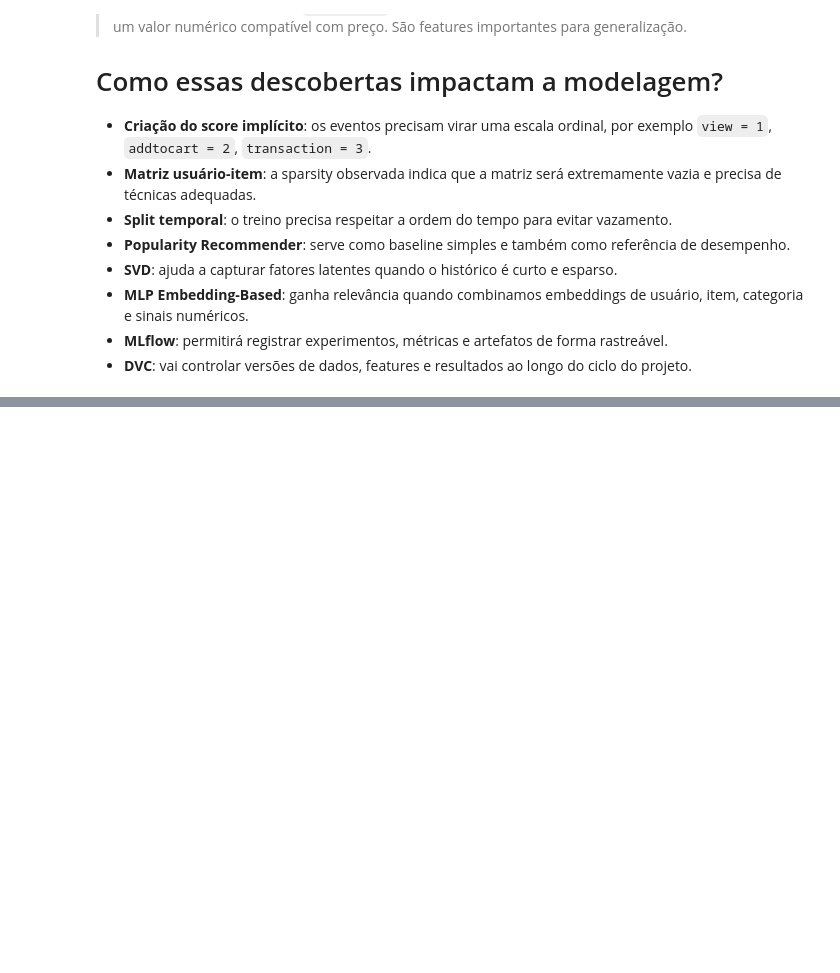
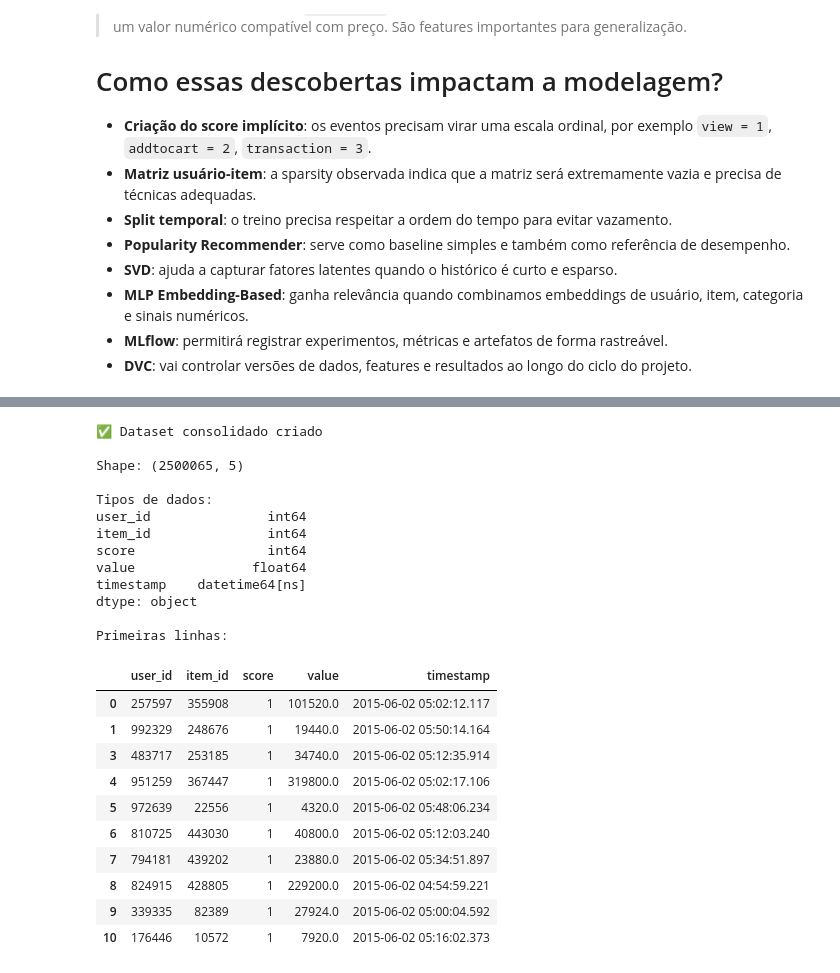
Before and after one commit to fiap-postech-ml-engineering/ecommerce-recsys-mlops, a Jupyter notebook: notebooks/01_eda.ipynb, the cells around one changed output, grey strips where cells are left out. Saved outputs shown, nothing was run; the diff lists cells and outputs as text; code cells hidden in the pictures; blank space fills up the shorter version.

Commit message:
feat: implementação e persistencia do notebook do EDA, criação de Score e estrutura de próximos passos

```diff
--- a/notebooks/01_eda.ipynb
+++ b/notebooks/01_eda.ipynb
@@ -1511,0 +1537,15 @@ Por esse motivo ela será tratada como uma hipótese exploratória e não como u
+# %%
+# Criar coluna de score ordinal
+events_with_score = events.copy()
+
+event_score_map = {
+    'view': 1,
+    'addtocart': 2,
+    'transaction': 3
+}
+
+events_with_score['score'] = events_with_score['event'].map(event_score_map)
+
+print("✅ Score ordinal criado")
+print(f"\nDistribuição do score:")
+print(events_with_score['score'].value_counts().sort_index())
@@ -1511,0 +1608,62 @@ Por esse motivo ela será tratada como uma hipótese exploratória e não como u
+# %%
+# Criar dataset consolidado
+dataset_consolidated = events_with_score[[
+    'visitorid',
+    'itemid',
+    'score',
+    'datetime'
+]].copy()
+
+# Adicionar value usando o dicionário criado
+dataset_consolidated['value'] = dataset_consolidated['itemid'].map(item_value_dict)
+
+# Remover linhas onde o item não tem value
+dataset_consolidated = dataset_consolidated.dropna(subset=['value'])
+
+# Renomear colunas para formato final
+dataset_consolidated = dataset_consolidated.rename(columns={
+    'visitorid': 'user_id',
+    'itemid': 'item_id',
+    'datetime': 'timestamp'
+})
+
+# Reordenar colunas
+dataset_consolidated = dataset_consolidated[[
+    'user_id',
+    'item_id',
+    'score',
+    'value',
+    'timestamp'
+]]
+
+print(f"✅ Dataset consolidado criado")
+print(f"\nShape: {dataset_consolidated.shape}")
+print(f"\nTipos de dados:")
+print(dataset_consolidated.dtypes)
+print(f"\nPrimeiras linhas:")
+display(dataset_consolidated.head(10))
+# %% [output]
+✅ Dataset consolidado criado
+
+Shape: (2500065, 5)
+
+Tipos de dados:
+user_id               int64
+item_id               int64
+score                 int64
+value               float64
+timestamp    datetime64[ns]
+dtype: object
+
+Primeiras linhas:
+|  | user_id | item_id | score | value | timestamp |
+| 0 | 257597 | 355908 | 1 | 101520.0 | 2015-06-02 05:02:12.117 |
+| 1 | 992329 | 248676 | 1 | 19440.0 | 2015-06-02 05:50:14.164 |
+| 3 | 483717 | 253185 | 1 | 34740.0 | 2015-06-02 05:12:35.914 |
+| 4 | 951259 | 367447 | 1 | 319800.0 | 2015-06-02 05:02:17.106 |
+| 5 | 972639 | 22556 | 1 | 4320.0 | 2015-06-02 05:48:06.234 |
+| 6 | 810725 | 443030 | 1 | 40800.0 | 2015-06-02 05:12:03.240 |
+| 7 | 794181 | 439202 | 1 | 23880.0 | 2015-06-02 05:34:51.897 |
+| 8 | 824915 | 428805 | 1 | 229200.0 | 2015-06-02 04:54:59.221 |
+| 9 | 339335 | 82389 | 1 | 27924.0 | 2015-06-02 05:00:04.592 |
+| 10 | 176446 | 10572 | 1 | 7920.0 | 2015-06-02 05:16:02.373 |
```
Also changed, not shown: parts of 17 cells of this notebook.
